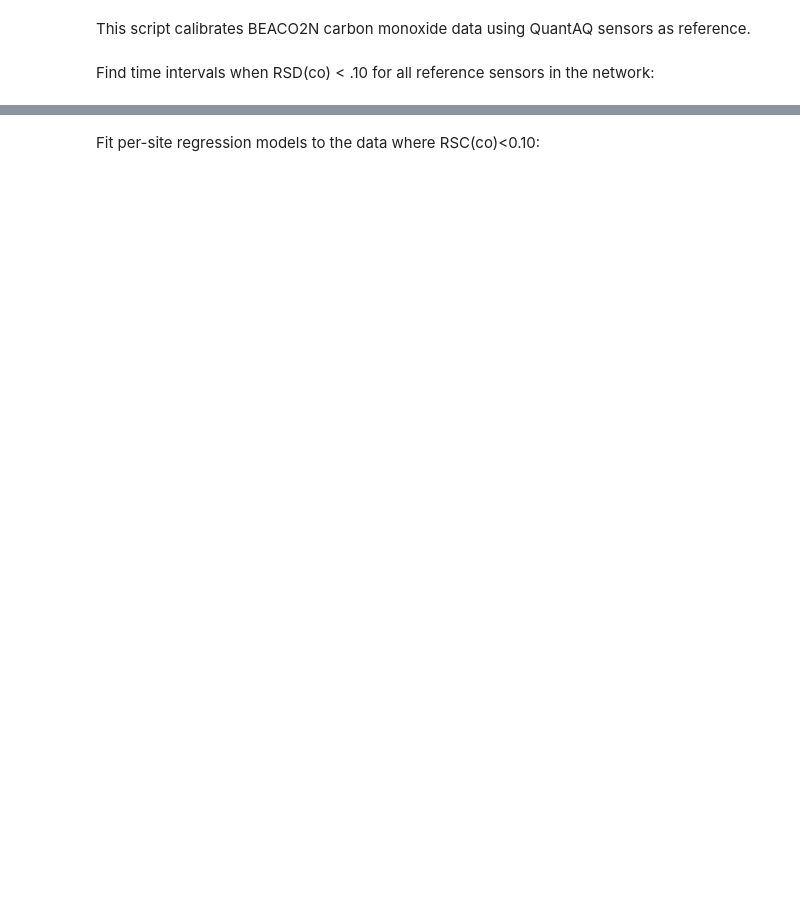
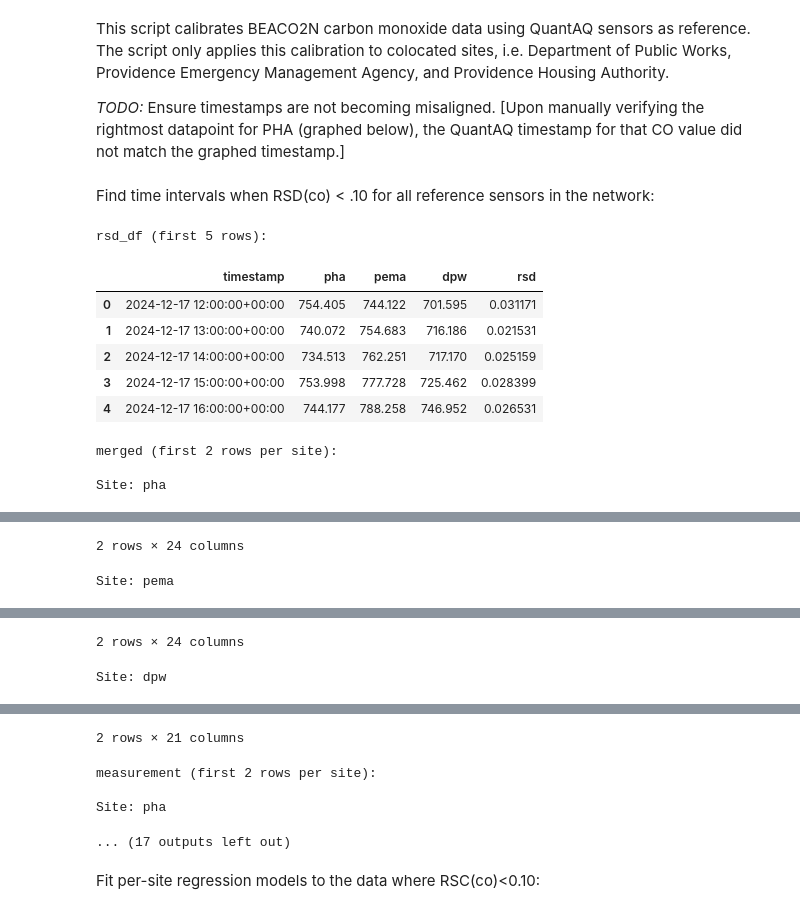
Before and after one commit to dwoodilla/bpp-scripts, a Jupyter notebook: BEACO2N_CO_calibration.ipynb, the cells around one changed output, grey strips where cells are left out. Cells and saved outputs as stored; diff of their text form; code cells hidden in the pictures; blank space fills up the shorter version.

Commit message:
working per-site OLSR; need to verify timestamps

```diff
--- a/BEACO2N_CO_calibration.ipynb
+++ b/BEACO2N_CO_calibration.ipynb
@@ -1,3 +1,5 @@
 # %% [markdown]
-This script calibrates BEACO2N carbon monoxide data using QuantAQ sensors as reference.
+This script calibrates BEACO2N carbon monoxide data using QuantAQ sensors as reference. The script only applies this calibration to colocated sites, i.e. Department of Public Works, Providence Emergency Management Agency, and Providence Housing Authority.
+
+_TODO:_ Ensure timestamps are not becoming misaligned. [Upon manually verifying the rightmost datapoint for PHA (graphed below), the QuantAQ timestamp for that CO value did not match the graphed timestamp.]
 # %%
@@ -53,34 +53,59 @@ for df in co_df[1:]:
     rsd_df = pd.merge(rsd_df, df, on="timestamp", how="inner")
 
 def rsd(row:pd.Series) -> float:
     vals = row[1:].values.astype(float)
     mean = np.mean(vals)
     sd = np.std(vals)
     return float(sd/mean) if mean != 0 else np.nan
 
 rsd_df["rsd"]=rsd_df.apply(rsd, axis=1)
 timestamps_rsd_lt_10pc = rsd_df[rsd_df["rsd"]<.10]["timestamp"]
 
 # Filter datasets to include only data contained by intersection(merged, measurement, reference)
 
 # Find the common timestamps
 common_timestamps = timestamps_rsd_lt_10pc
 for site in measurement:
     common_timestamps = common_timestamps[common_timestamps.isin(measurement[site]["timestamp"])]
 for site in reference:
     common_timestamps = common_timestamps[common_timestamps.isin(reference[site]["timestamp"])]
 for site in merged:
     common_timestamps = common_timestamps[common_timestamps.isin(merged[site]["timestamp"])]
 
 # Filter dataframes to only include timestamps in timestamps_rsd_lt_10pc
 for site in measurement.keys():
     measurement[site] = measurement[site][measurement[site]["timestamp"].isin(common_timestamps)].reset_index(drop=True).sort_values("timestamp")
 for site in reference.keys():
     reference[site] = reference[site][reference[site]["timestamp"].isin(common_timestamps)].reset_index(drop=True).sort_values("timestamp")
 for site in merged.keys():
     merged[site] = merged[site][merged[site]["timestamp"].isin(common_timestamps)].reset_index(drop=True).sort_values("timestamp")
 
-print("rsd_df:\n", rsd_df.head())
-print("merged:\n", {k: v.head() for k, v in merged.items()})
-print("measurement:\n", {k: v.head() for k, v in measurement.items()})
-print("reference:\n", {k: v.head() for k, v in reference.items()})
+# Print the first few rows of each key dataframe for inspection
+print("rsd_df (first 5 rows):")
+display(rsd_df.head())
+
+print("\nmerged (first 2 rows per site):")
+for k, v in merged.items():
+    print(f"\nSite: {k}")
+    display(v.head(2))
+
+print("\nmeasurement (first 2 rows per site):")
+for k, v in measurement.items():
+    print(f"\nSite: {k}")
+    display(v.head(2))
+
+print("\nreference (first 2 rows per site):")
+for k, v in reference.items():
+    print(f"\nSite: {k}")
+    display(v.head(2))
+# %% [output]
+rsd_df (first 5 rows):
+|  | timestamp | pha | pema | dpw | rsd |
+| 0 | 2024-12-17 12:00:00+00:00 | 754.405 | 744.122 | 701.595 | 0.031171 |
+| 1 | 2024-12-17 13:00:00+00:00 | 740.072 | 754.683 | 716.186 | 0.021531 |
+| 2 | 2024-12-17 14:00:00+00:00 | 734.513 | 762.251 | 717.170 | 0.025159 |
+| 3 | 2024-12-17 15:00:00+00:00 | 753.998 | 777.728 | 725.462 | 0.028399 |
+| 4 | 2024-12-17 16:00:00+00:00 | 744.177 | 788.258 | 746.952 | 0.026531 |
+merged (first 2 rows per site):
+
+Site: pha
@@ -86,0 +115,2 @@ print("reference:\n", {k: v.head() for k, v in reference.items()})
+2 rows × 24 columns
+Site: pema
@@ -86,0 +120,2 @@ print("reference:\n", {k: v.head() for k, v in reference.items()})
+2 rows × 24 columns
+Site: dpw
@@ -87,3 +125,8 @@ print("reference:\n", {k: v.head() for k, v in reference.items()})
+2 rows × 21 columns
+measurement (first 2 rows per site):
+
+Site: pha
+... (17 outputs left out)
 # %% [markdown]
 Fit per-site regression models to the data where RSC(co)<0.10:
 # %%
```
Also changed, not shown: parts of 3 cells of this notebook, 1 other file.
